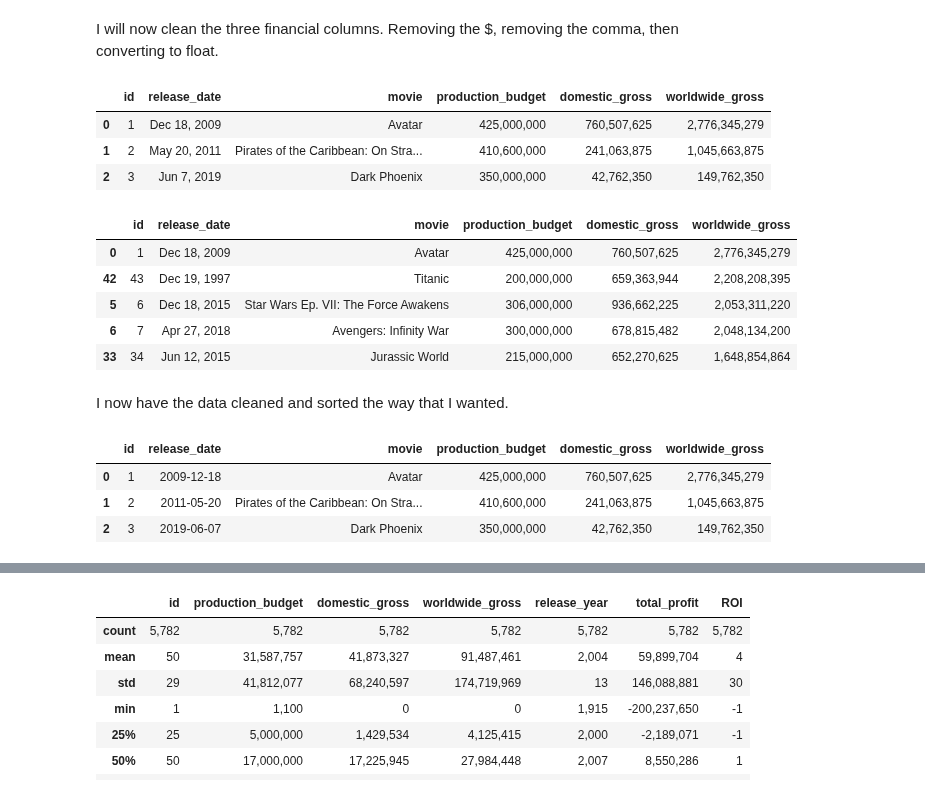
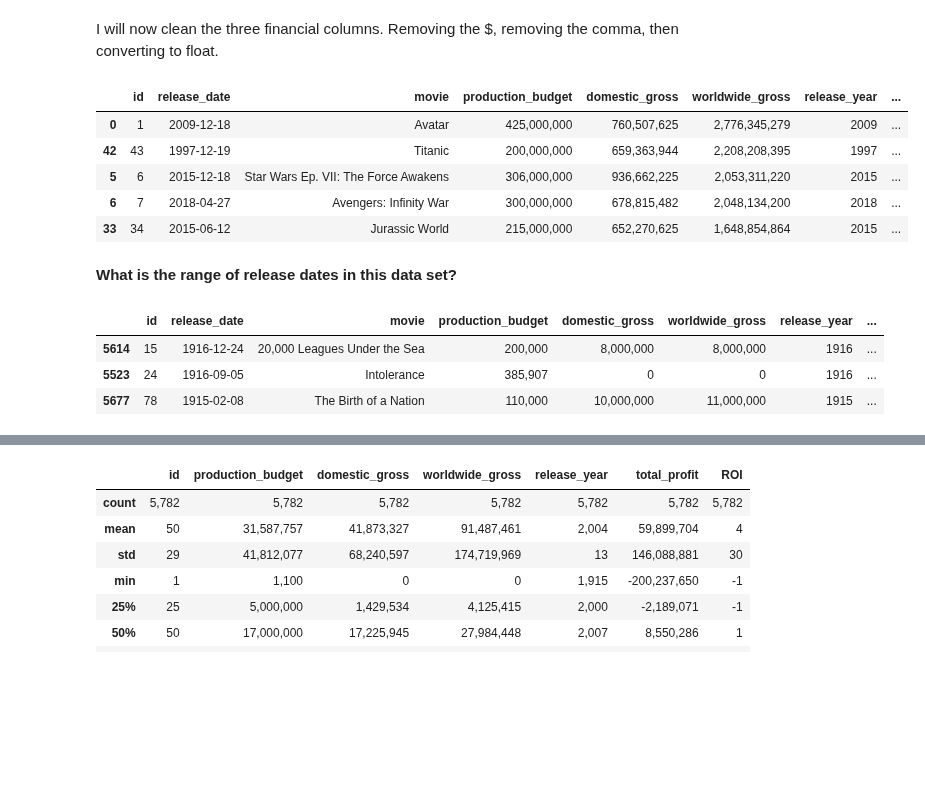
Before and after one commit to jxn628/dsc-phase-1-project, a Jupyter notebook: student.ipynb, the cells around one changed output, grey strips where cells are left out. Cells and saved outputs as stored; diff of their text form; code cells hidden in the pictures; blank space fills up the shorter version.

```diff
--- a/student.ipynb
+++ b/student.ipynb
@@ -96,7 +107,7 @@ for file in file_list:
         temp_df = pd.read_csv(file)
 
     display(temp_df.head(), temp_df.tail())
-    tables[file_name] = temp_df
+    tables[file_name] = temp_df.head()
 # %% [output]
 ------------------------------------------------------------
 imdb_title_crew_csv_gz
@@ -243,11 +254,22 @@ cleaned_worldwide = cleaned_worldwide.astype(float)
 # %%
 #Putting my cleaned data into the table.
 table9["production_budget"] = cleaned_budget
 table9["domestic_gross"] = cleaned_domestic
 table9["worldwide_gross"] = cleaned_worldwide
-table9.head(3)
+table9 = table9.sort_values(by='worldwide_gross', ascending=False)
+
+#converting release_date to datetime format.
+cleaned_release_date = pd.to_datetime(table9['release_date'])
+table9['release_date']= cleaned_release_date
+
+#Creating a column 'release_year' to more easily search general release dates, etc.
+table9['release_year'] = table9['release_date'].dt.year
+
+table9.head(5)
 # %% [output]
-|  | id | release_date | movie | production_budget | domestic_gross | worldwide_gross |
-| 0 | 1 | Dec 18, 2009 | Avatar | 425,000,000 | 760,507,625 | 2,776,345,279 |
-| 1 | 2 | May 20, 2011 | Pirates of the Caribbean: On Stra... | 410,600,000 | 241,063,875 | 1,045,663,875 |
-| 2 | 3 | Jun 7, 2019 | Dark Phoenix | 350,000,000 | 42,762,350 | 149,762,350 |
+|  | id | release_date | movie | production_budget | domestic_gross | worldwide_gross | release_year | ... |
+| 0 | 1 | 2009-12-18 | Avatar | 425,000,000 | 760,507,625 | 2,776,345,279 | 2009 | ... |
+| 42 | 43 | 1997-12-19 | Titanic | 200,000,000 | 659,363,944 | 2,208,208,395 | 1997 | ... |
+| 5 | 6 | 2015-12-18 | Star Wars Ep. VII: The Force Awakens | 306,000,000 | 936,662,225 | 2,053,311,220 | 2015 | ... |
+| 6 | 7 | 2018-04-27 | Avengers: Infinity War | 300,000,000 | 678,815,482 | 2,048,134,200 | 2018 | ... |
+| 33 | 34 | 2015-06-12 | Jurassic World | 215,000,000 | 652,270,625 | 1,648,854,864 | 2015 | ... |
@@ -254,21 +281,9 @@ table9.head(3)
+# %% [markdown]
+**What is the range of release dates in this data set?**
 # %%
-table9.sort_values(by='worldwide_gross', ascending=False).head(5)
+table9.sort_values(by='release_date', ascending=False).tail(3)
 # %% [output]
-|  | id | release_date | movie | production_budget | domestic_gross | worldwide_gross |
-| 0 | 1 | Dec 18, 2009 | Avatar | 425,000,000 | 760,507,625 | 2,776,345,279 |
-| 42 | 43 | Dec 19, 1997 | Titanic | 200,000,000 | 659,363,944 | 2,208,208,395 |
-| 5 | 6 | Dec 18, 2015 | Star Wars Ep. VII: The Force Awakens | 306,000,000 | 936,662,225 | 2,053,311,220 |
-| 6 | 7 | Apr 27, 2018 | Avengers: Infinity War | 300,000,000 | 678,815,482 | 2,048,134,200 |
-| 33 | 34 | Jun 12, 2015 | Jurassic World | 215,000,000 | 652,270,625 | 1,648,854,864 |
+|  | id | release_date | movie | production_budget | domestic_gross | worldwide_gross | release_year | ... |
+| 5614 | 15 | 1916-12-24 | 20,000 Leagues Under the Sea | 200,000 | 8,000,000 | 8,000,000 | 1916 | ... |
+| 5523 | 24 | 1916-09-05 | Intolerance | 385,907 | 0 | 0 | 1916 | ... |
+| 5677 | 78 | 1915-02-08 | The Birth of a Nation | 110,000 | 10,000,000 | 11,000,000 | 1915 | ... |
-# %% [markdown]
-I now have the data cleaned and sorted the way that I wanted.
-# %%
-#converting release_date to datetime format.
-cleaned_release_date = pd.to_datetime(table9['release_date'])
-table9['release_date']= cleaned_release_date
-table9.head(3)
-# %% [output]
-|  | id | release_date | movie | production_budget | domestic_gross | worldwide_gross |
-| 0 | 1 | 2009-12-18 | Avatar | 425,000,000 | 760,507,625 | 2,776,345,279 |
-| 1 | 2 | 2011-05-20 | Pirates of the Caribbean: On Stra... | 410,600,000 | 241,063,875 | 1,045,663,875 |
-| 2 | 3 | 2019-06-07 | Dark Phoenix | 350,000,000 | 42,762,350 | 149,762,350 |
```
Also changed, not shown: parts of 70 cells of this notebook.
